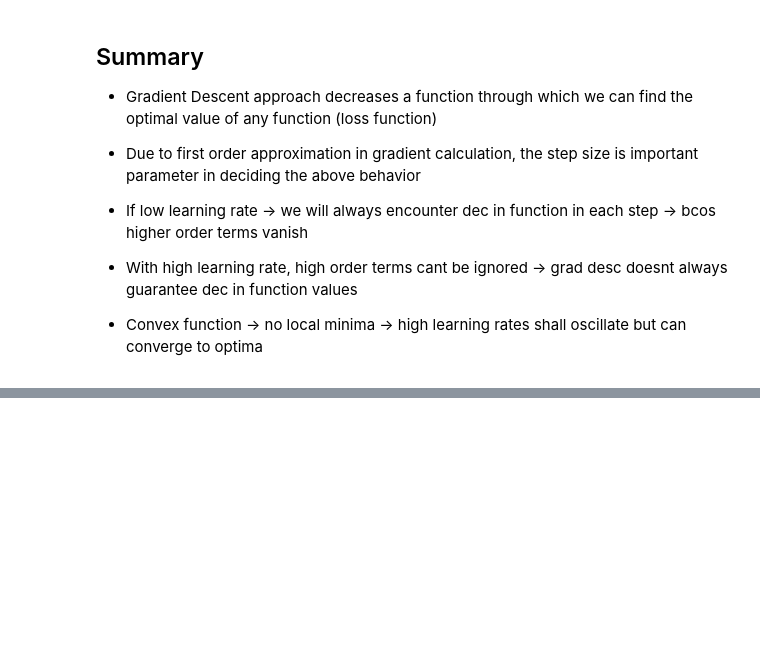
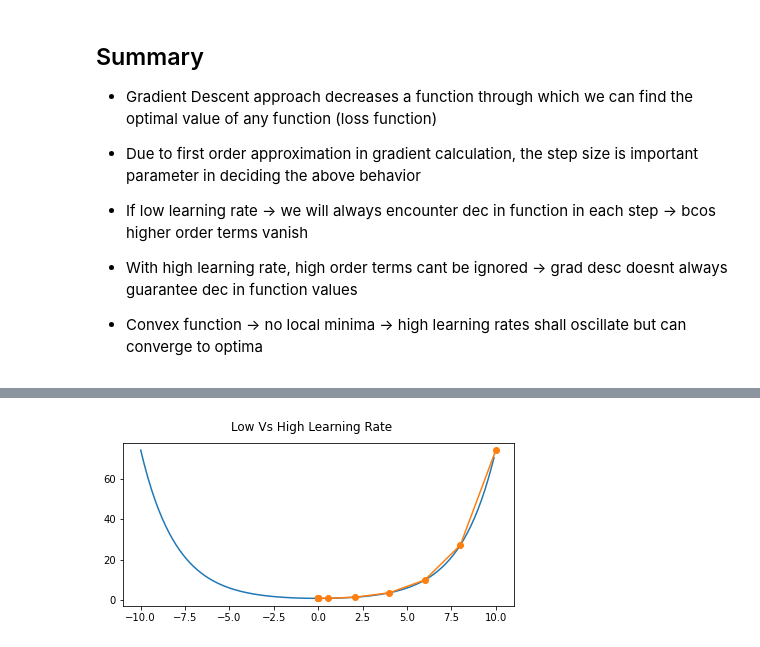
Before and after one commit to arsenallover/ML_From_Scratch, a Jupyter notebook: Optimization/Gradient_Descent.ipynb, the cells around one changed output, grey strips where cells are left out. Cells and saved outputs as stored; diff of their text form; code cells hidden in the pictures; blank space fills up the shorter version.

```diff
--- a/Optimization/Gradient_Descent.ipynb
+++ b/Optimization/Gradient_Descent.ipynb
@@ -105,0 +194,25 @@ plot_gd_update([grad_desc(0.2, 3), grad_desc(2, 3)])
+# %%
+c = tf.constant(0.5)
+f = lambda x: tf.cosh(c * x)  # Objective
+gradf = lambda x: c * tf.sinh(c * x)  # Derivative
+hessf = lambda x: c**2 * tf.cosh(c * x)  # Hessian
+
+def newton(eta=1):
+    x = 10.0
+    results = [x]
+    for i in range(10):
+        x -= eta * gradf(x) / hessf(x)
+        results.append(float(x))
+    return results
+
+def plot_gd_update(result):
+    plt.figure(figsize=(7, 3))
+    plt.suptitle("Low Vs High Learning Rate")
+    n = max(abs(min(result)), abs(max(result)))  # Finding Max val in axis
+    f_line = tf.range(-n, n, 0.1)         # Generating Smooth x axis range
+    plt.plot(f_line, [f(x) for x in f_line])  # Generate & plot function
+    plt.plot(result, [f(x) for x in result], marker='o')  # Plot the weight updates locations
+
+plot_gd_update(newton())
+# %% [output]
+[figure, added]
```
Also changed, not shown: parts of 12 cells of this notebook.
